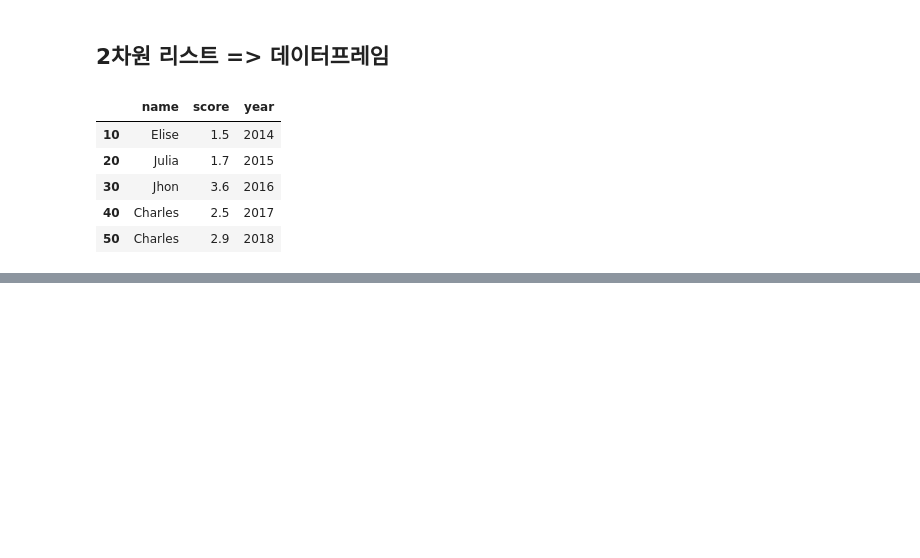
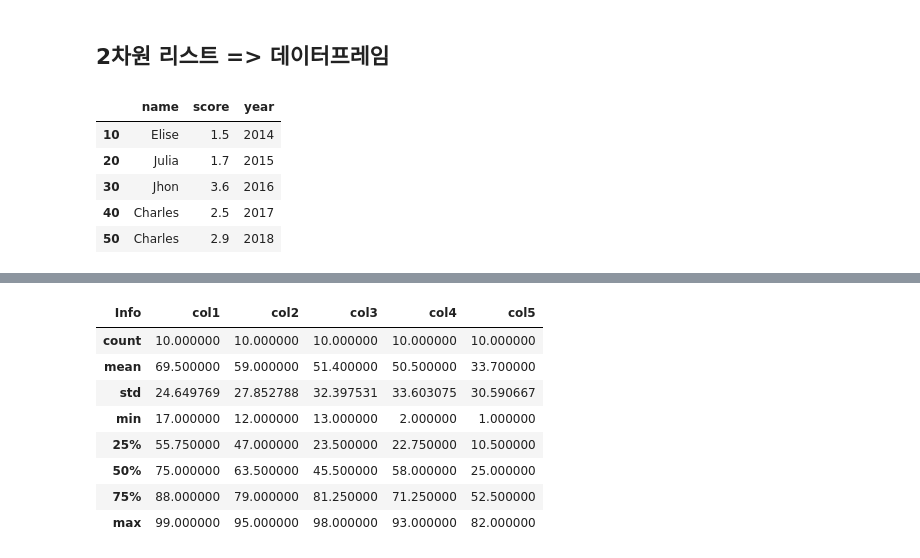
Before and after one commit to lima4/SKplanet-Tacademy, a Jupyter notebook: Pandas/Pandas_Basic2.ipynb, the cells around one changed output, grey strips where cells are left out. Cells and saved outputs as stored; diff of their text form; code cells hidden in the pictures; blank space fills up the shorter version.

```diff
--- a/Pandas/Pandas_Basic2.ipynb
+++ b/Pandas/Pandas_Basic2.ipynb
@@ -29,0 +235,13 @@ df1
+# %%
+# 전체갯수, 결측치, 구조 , 데이타형태, 통계(편차 사분위, 평균)
+df2.describe()
+# %% [output]
+| Info | col1 | col2 | col3 | col4 | col5 |
+| count | 10.000000 | 10.000000 | 10.000000 | 10.000000 | 10.000000 |
+| mean | 69.500000 | 59.000000 | 51.400000 | 50.500000 | 33.700000 |
+| std | 24.649769 | 27.852788 | 32.397531 | 33.603075 | 30.590667 |
+| min | 17.000000 | 12.000000 | 13.000000 | 2.000000 | 1.000000 |
+| 25% | 55.750000 | 47.000000 | 23.500000 | 22.750000 | 10.500000 |
+| 50% | 75.000000 | 63.500000 | 45.500000 | 58.000000 | 25.000000 |
+| 75% | 88.000000 | 79.000000 | 81.250000 | 71.250000 | 52.500000 |
+| max | 99.000000 | 95.000000 | 98.000000 | 93.000000 | 82.000000 |
```
Also changed, not shown: parts of 51 cells of this notebook, 1 other file.
